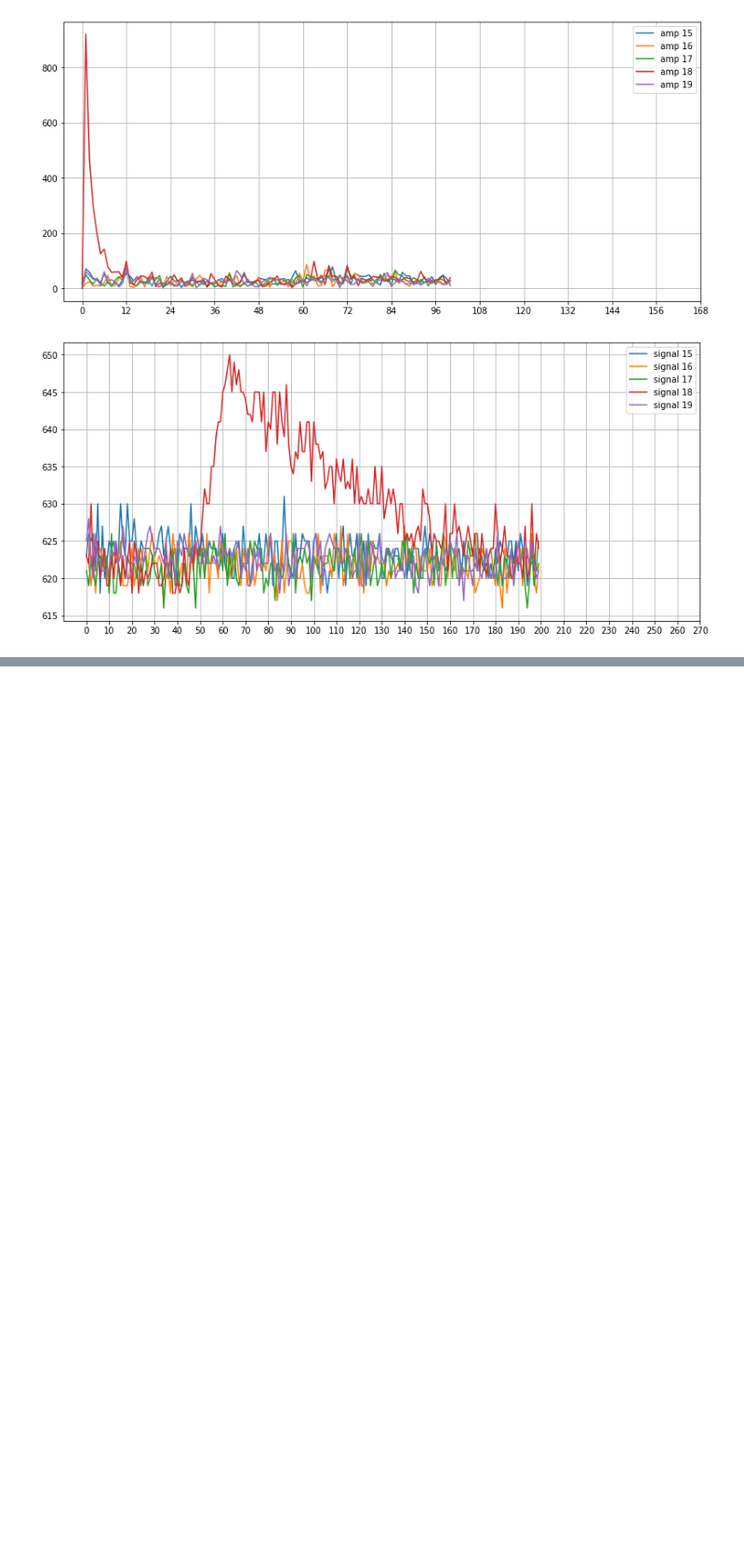
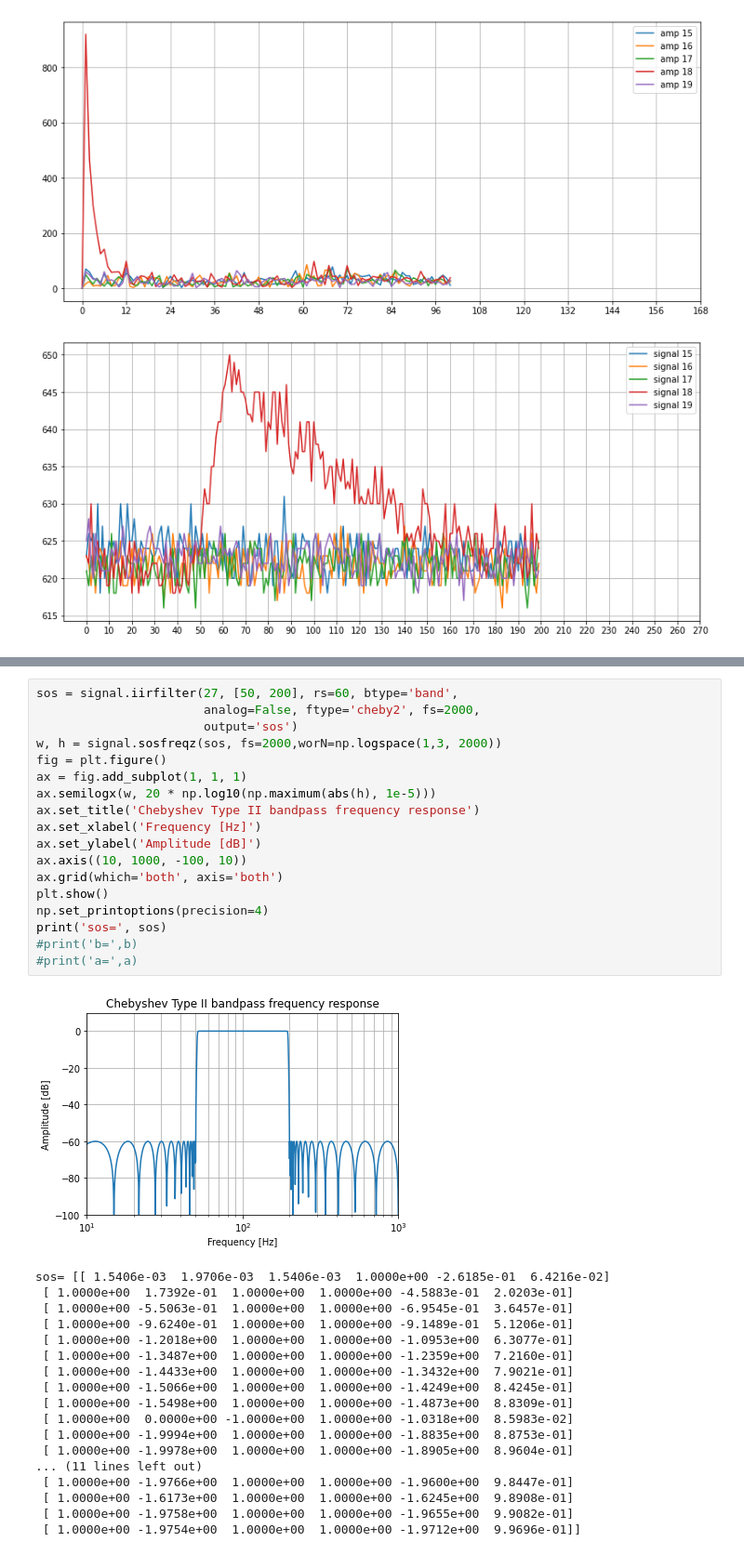
Before and after one commit to forest416/3, a Jupyter notebook: Copy_of_Copy_of_Untitled0.ipynb, the cells around one changed output, grey strips where cells are left out. Shown at 93% size. Saved outputs shown, nothing was run; the diff lists cells and outputs as text; blank space fills up the shorter version.

```diff
--- a/Copy_of_Copy_of_Untitled0.ipynb
+++ b/Copy_of_Copy_of_Untitled0.ipynb
@@ -356,0 +407,37 @@ def despike(yi, th=1.e-3):
+# %%
+sos = signal.iirfilter(27, [50, 200], rs=60, btype='band',
+                       analog=False, ftype='cheby2', fs=2000,
+                       output='sos')
+w, h = signal.sosfreqz(sos, fs=2000,worN=np.logspace(1,3, 2000))
+fig = plt.figure()
+ax = fig.add_subplot(1, 1, 1)
+ax.semilogx(w, 20 * np.log10(np.maximum(abs(h), 1e-5)))
+ax.set_title('Chebyshev Type II bandpass frequency response')
+ax.set_xlabel('Frequency [Hz]')
+ax.set_ylabel('Amplitude [dB]')
+ax.axis((10, 1000, -100, 10))
+ax.grid(which='both', axis='both')
+plt.show()
+np.set_printoptions(precision=4)
+print('sos=', sos)
+#print('b=',b)
+#print('a=',a)
+# %% [output]
+[figure, added]
+sos= [[ 1.5406e-03  1.9706e-03  1.5406e-03  1.0000e+00 -2.6185e-01  6.4216e-02]
+ [ 1.0000e+00  1.7392e-01  1.0000e+00  1.0000e+00 -4.5883e-01  2.0203e-01]
+ [ 1.0000e+00 -5.5063e-01  1.0000e+00  1.0000e+00 -6.9545e-01  3.6457e-01]
+ [ 1.0000e+00 -9.6240e-01  1.0000e+00  1.0000e+00 -9.1489e-01  5.1206e-01]
+ [ 1.0000e+00 -1.2018e+00  1.0000e+00  1.0000e+00 -1.0953e+00  6.3077e-01]
+ [ 1.0000e+00 -1.3487e+00  1.0000e+00  1.0000e+00 -1.2359e+00  7.2160e-01]
+ [ 1.0000e+00 -1.4433e+00  1.0000e+00  1.0000e+00 -1.3432e+00  7.9021e-01]
+ [ 1.0000e+00 -1.5066e+00  1.0000e+00  1.0000e+00 -1.4249e+00  8.4245e-01]
+ [ 1.0000e+00 -1.5498e+00  1.0000e+00  1.0000e+00 -1.4873e+00  8.8309e-01]
+ [ 1.0000e+00  0.0000e+00 -1.0000e+00  1.0000e+00 -1.0318e+00  8.5983e-02]
+ [ 1.0000e+00 -1.9994e+00  1.0000e+00  1.0000e+00 -1.8835e+00  8.8753e-01]
+ [ 1.0000e+00 -1.9978e+00  1.0000e+00  1.0000e+00 -1.8905e+00  8.9604e-01]
+... (11 lines left out)
+ [ 1.0000e+00 -1.9766e+00  1.0000e+00  1.0000e+00 -1.9600e+00  9.8447e-01]
+ [ 1.0000e+00 -1.6173e+00  1.0000e+00  1.0000e+00 -1.6245e+00  9.8908e-01]
+ [ 1.0000e+00 -1.9758e+00  1.0000e+00  1.0000e+00 -1.9655e+00  9.9082e-01]
+ [ 1.0000e+00 -1.9754e+00  1.0000e+00  1.0000e+00 -1.9712e+00  9.9696e-01]]
```
Also changed, not shown: parts of 7 cells of this notebook.
